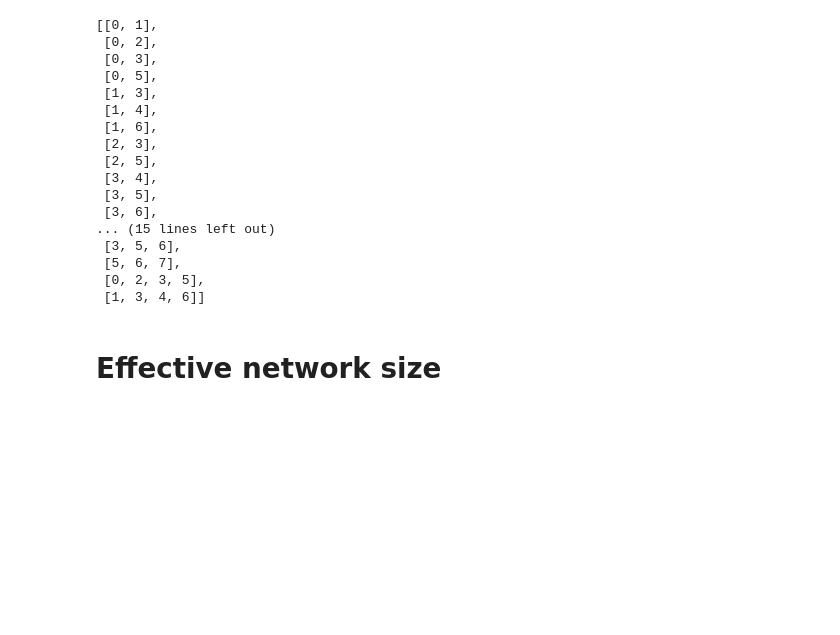
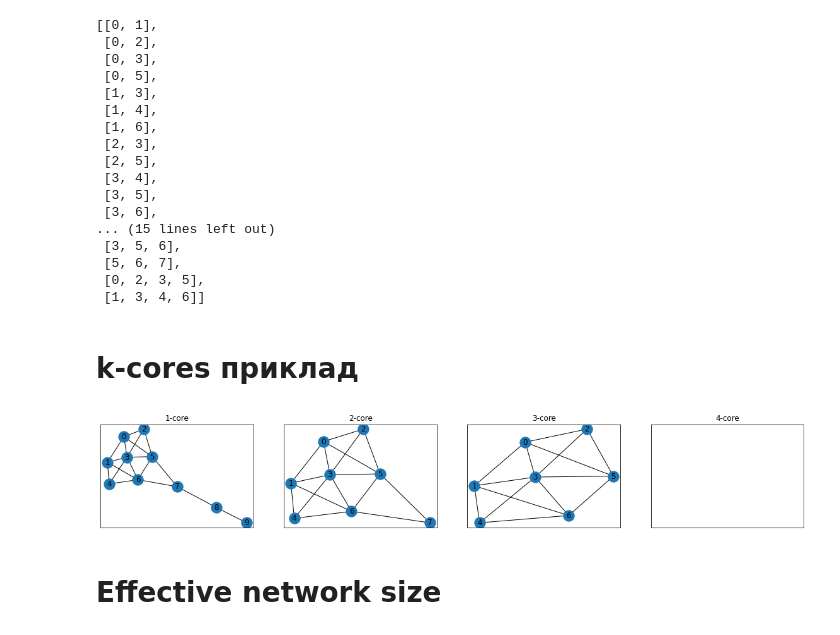
Before and after one commit to data-driven-research/networkx-class, a Jupyter notebook: network_centrality/illustration.ipynb, the cells around one changed output. Saved outputs shown, nothing was run; the diff lists cells and outputs as text; code cells hidden in the pictures; blank space fills up the shorter version.

Commit message:
k-cores

```diff
--- a/network_centrality/illustration.ipynb
+++ b/network_centrality/illustration.ipynb
@@ -125,6 +125,16 @@ nx.graph_clique_number(G)
  [5, 6, 7],
  [0, 2, 3, 5],
  [1, 3, 4, 6]]
+# %% [markdown]
+# k-cores приклад
+# %%
+fig, axes = plt.subplots(1, 4, figsize=(20,3))
+for k, ax in zip(range(1, 4+1), axes):
+    nx.draw_networkx(nx.k_core(G, k), pos, ax=ax)
+    ax.set_title(f"{k}-core")
+plt.show()
+# %% [output]
+[figure, added]
 # %% [markdown]
 # Effective network size
 # %%
```
Also changed, not shown: parts of 1 cell of this notebook.
